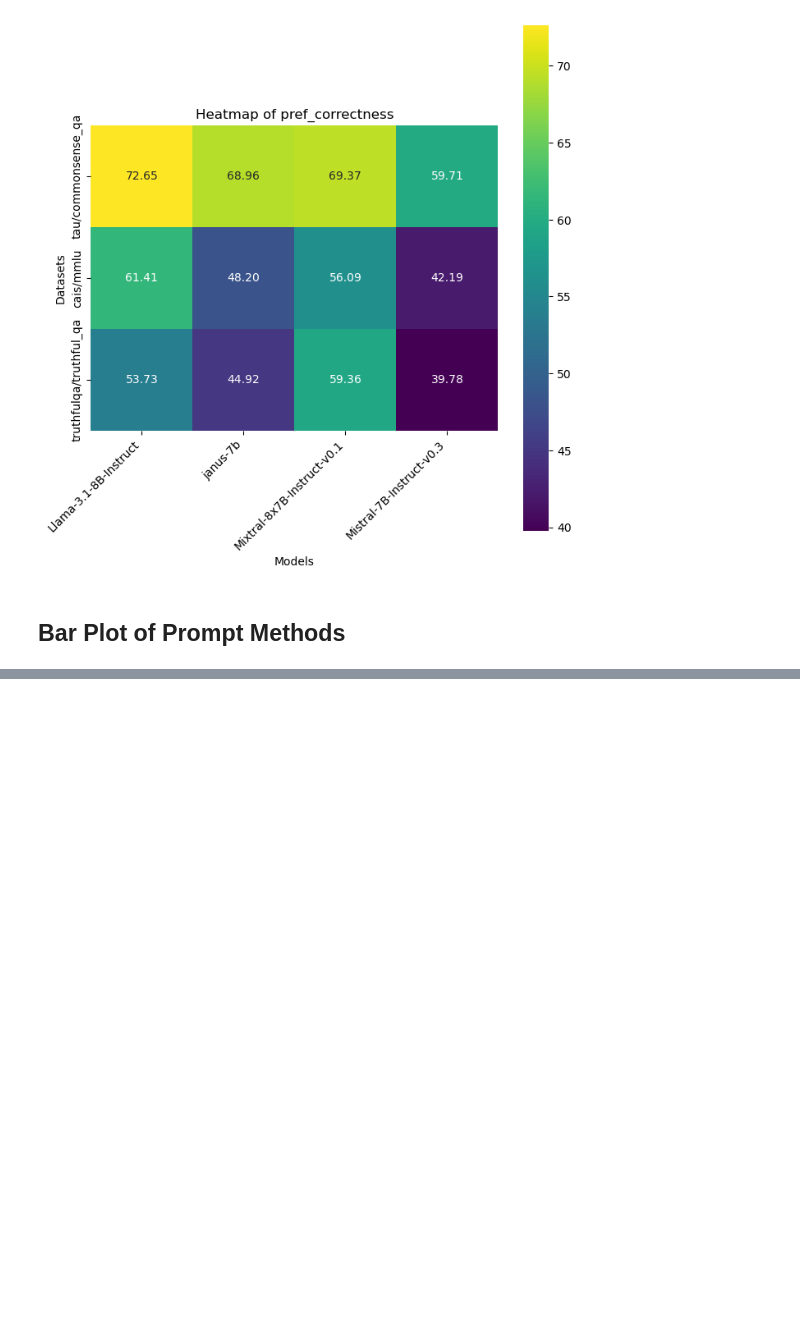
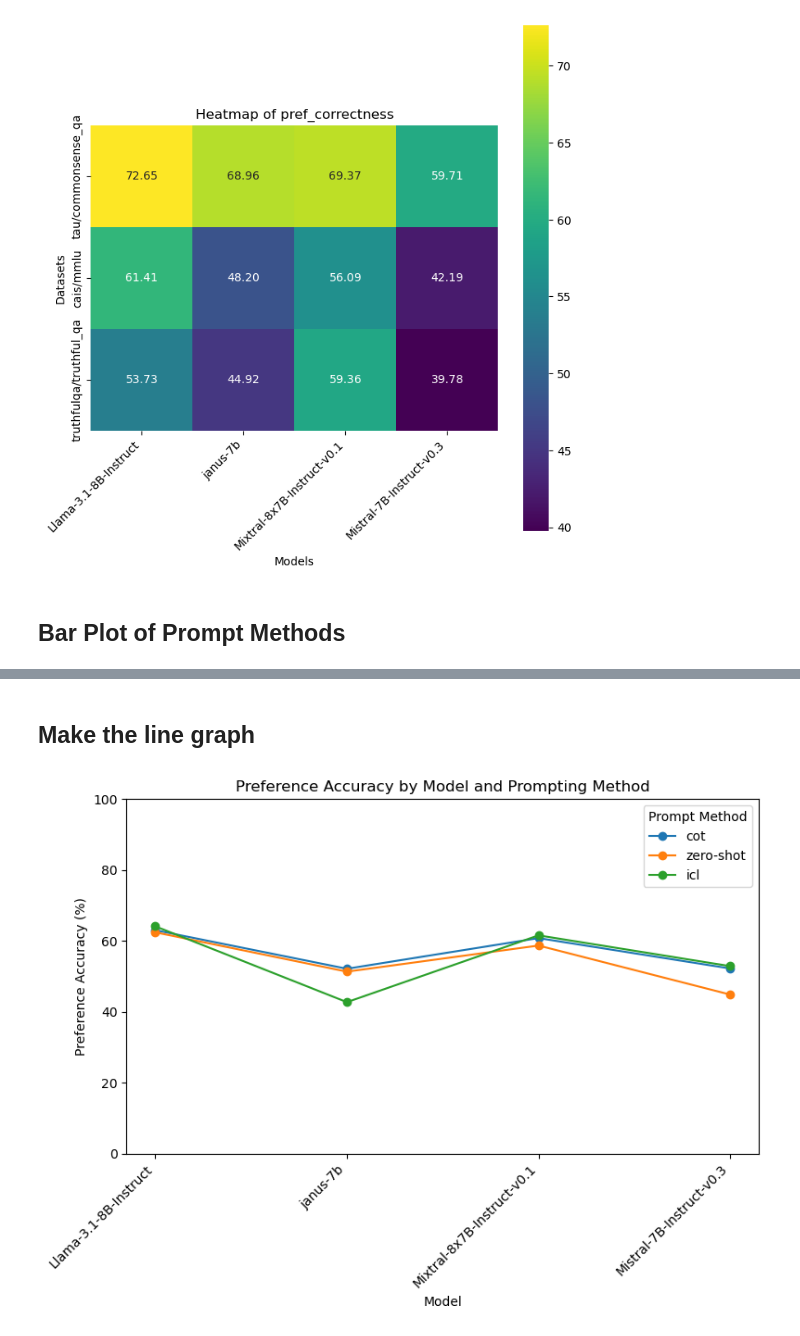
Before and after one commit to chimaobi-okite/pref_aligner, a Jupyter notebook: aggregate.ipynb, the cells around one changed output, grey strips where cells are left out. Cells and saved outputs as stored; diff of their text form; code cells hidden in the pictures; blank space fills up the shorter version.

```diff
--- a/aggregate.ipynb
+++ b/aggregate.ipynb
@@ -609,0 +595,37 @@ Skipping icl, Mixtral-8x7B-Instruct-v0.1 as no full dataset found.
+# %% [markdown]
+## Make the line graph
+# %%
+# Create a new figure for the line plot.
+fig, ax = plt.subplots(figsize=(8, 6))
+
+# For each prompt method, extract the accuracy values across models and plot them.
+for method in PROMPT_METHODS:
+    # Use a different label if the method is "direct"
+    print_method = "zero-shot" if method == "direct" else method
+
+    # Generate a list of accuracy values for this prompt method in the same order as MODELS.
+    y_values = [results[model][method] for model in MODELS]
+
+    # Create the line graph with markers.
+    ax.plot(MODELS, y_values, marker='o', label=print_method)
+
+# Label axes, set limits, title, and legend.
+ax.set_xlabel("Model")
+ax.set_ylabel("Preference Accuracy (%)")
+ax.set_xticklabels(ax.get_xticklabels(), rotation=45, ha="right")
+ax.set_ylim(0, 100)  # Fix the y-axis range
+ax.set_title("Preference Accuracy by Model and Prompting Method")
+ax.legend(title="Prompt Method")
+
+plt.tight_layout()
+
+# Save the plot to a file. Adjust the path and filename as required.
+figpath = os.path.join(stats_folder, f"{criterion}_{dataset_short}_preference_accuracy_line.png")
+os.makedirs(os.path.dirname(figpath), exist_ok=True)
+plt.savefig(figpath, dpi=300)
+
+# Display the plot.
+plt.show()
+plt.close()
+# %% [output]
+[figure, added]
```
Also changed, not shown: parts of 7 cells of this notebook, 22 other files.
